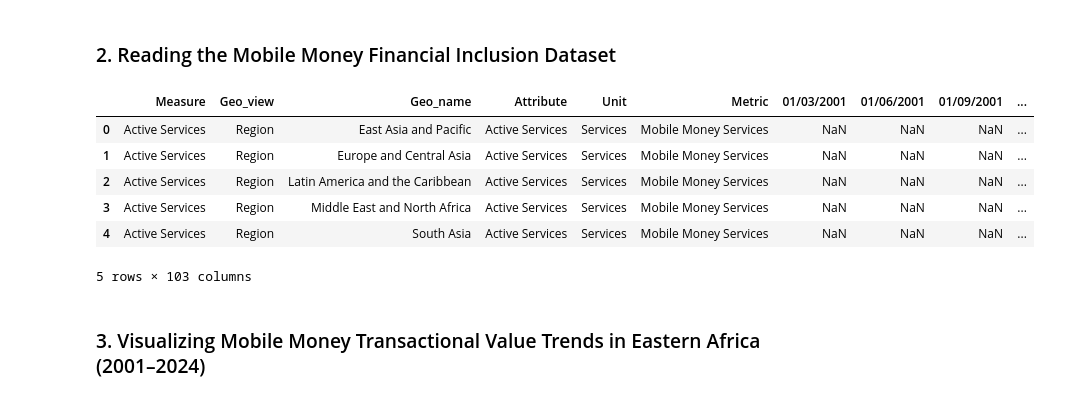
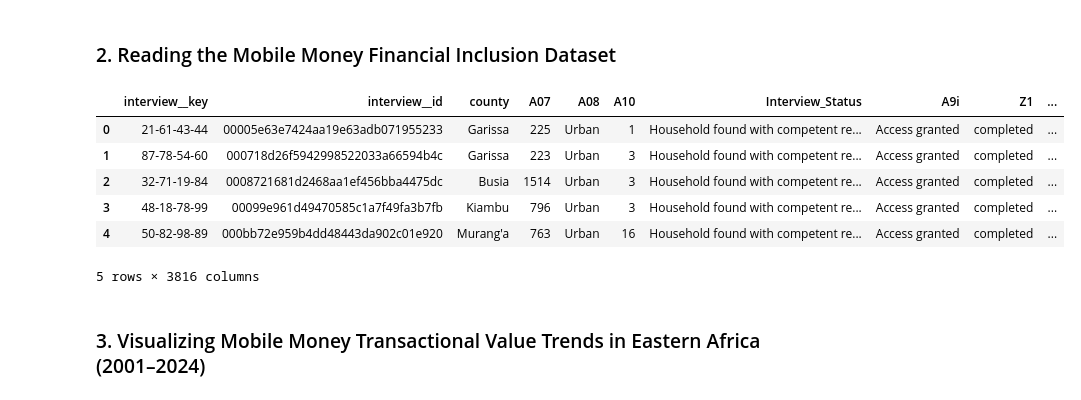
Before and after one commit to csaafrica/Group-10-Mobile-Money-Financial-Inclusion-Analyzer, a Jupyter notebook: analysis.ipynb, the cells around one changed output. Drawn from its saved outputs; the diff is of its cells as text; code cells hidden in the pictures.

```diff
--- a/analysis.ipynb
+++ b/analysis.ipynb
@@ -13,16 +13,16 @@ from sklearn.metrics import mean_squared_error, r2_score
 # %% [markdown]
 ### 2. Reading the Mobile Money Financial Inclusion Dataset
 # %%
-df = pd.read_csv('C:/Users/USER/Group-10-Mobile-Money-Financial-Inclusion-Analyzer/data/GLOBAL MOBILE MONEY DATASET.csv')
+df = pd.read_csv('C:/Users/Pc/Desktop/CSA2025/2024_Finaccess_Publicdata.csv')
 display(df.head())
 # %% [output]
-|  | Measure | Geo_view | Geo_name | Attribute | Unit | Metric | 01/03/2001 | 01/06/2001 | 01/09/2001 | ... |
-| 0 | Active Services | Region | East Asia and Pacific | Active Services | Services | Mobile Money Services | NaN | NaN | NaN | ... |
-| 1 | Active Services | Region | Europe and Central Asia | Active Services | Services | Mobile Money Services | NaN | NaN | NaN | ... |
-| 2 | Active Services | Region | Latin America and the Caribbean | Active Services | Services | Mobile Money Services | NaN | NaN | NaN | ... |
-| 3 | Active Services | Region | Middle East and North Africa | Active Services | Services | Mobile Money Services | NaN | NaN | NaN | ... |
-| 4 | Active Services | Region | South Asia | Active Services | Services | Mobile Money Services | NaN | NaN | NaN | ... |
+|  | interview__key | interview__id | county | A07 | A08 | A10 | Interview_Status | A9i | Z1 | ... |
+| 0 | 21-61-43-44 | 00005e63e7424aa19e63adb071955233 | Garissa | 225 | Urban | 1 | Household found with competent re... | Access granted | completed | ... |
+| 1 | 87-78-54-60 | 000718d26f5942998522033a66594b4c | Garissa | 223 | Urban | 3 | Household found with competent re... | Access granted | completed | ... |
+| 2 | 32-71-19-84 | 0008721681d2468aa1ef456bba4475dc | Busia | 1514 | Urban | 3 | Household found with competent re... | Access granted | completed | ... |
+| 3 | 48-18-78-99 | 00099e961d49470585c1a7f49fa3b7fb | Kiambu | 796 | Urban | 3 | Household found with competent re... | Access granted | completed | ... |
+| 4 | 50-82-98-89 | 000bb72e959b4dd48443da902c01e920 | Murang'a | 763 | Urban | 16 | Household found with competent re... | Access granted | completed | ... |
-5 rows × 103 columns
+5 rows × 3816 columns
 # %% [markdown]
 ### 3. Visualizing Mobile Money Transactional Value Trends in Eastern Africa (2001–2024)
 # %% [markdown]
```
Also changed, not shown: parts of 2 cells of this notebook.
